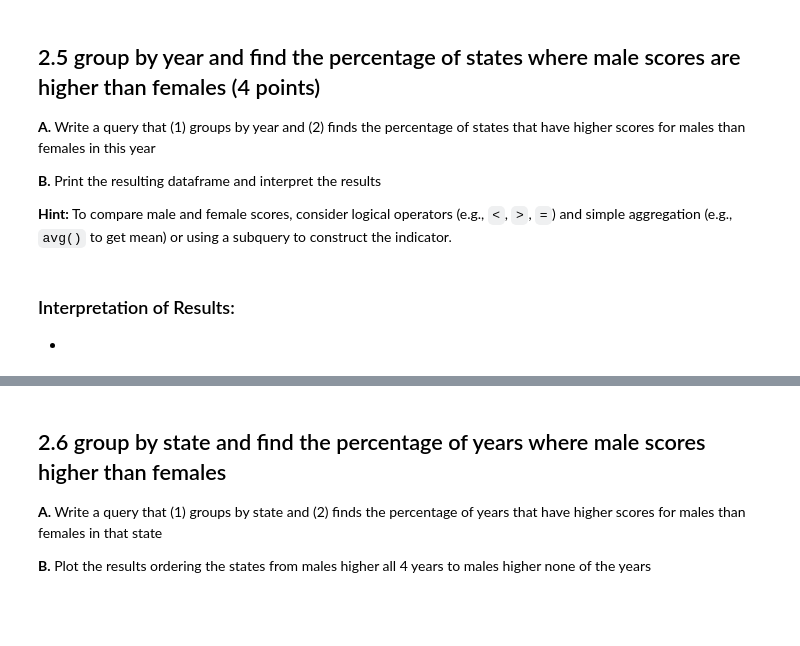
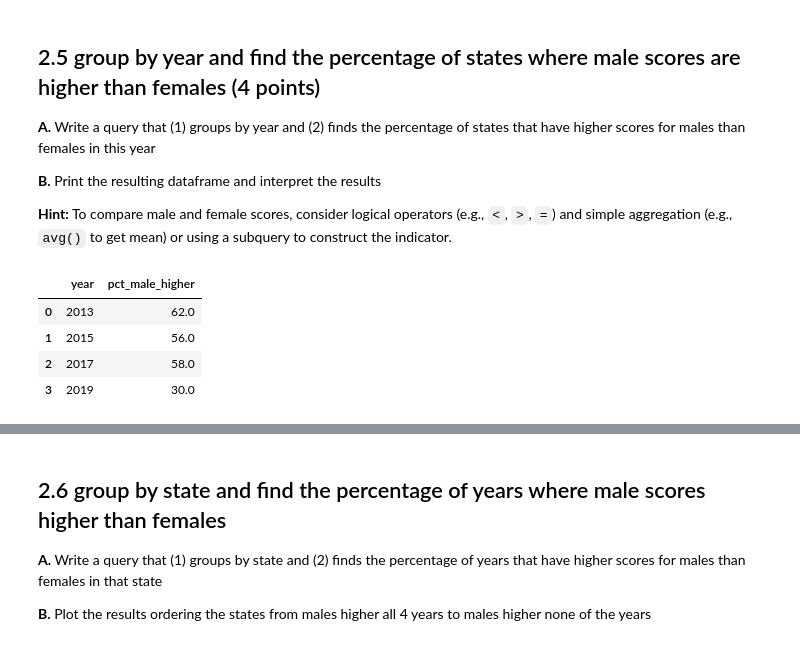
Before and after one commit to mikedemayo590/QSS20_S25, a Jupyter notebook: problemsets/pset4/pset4_1down.ipynb, the cells around one changed output, grey strips where cells are left out. Saved outputs shown, nothing was run; the diff lists cells and outputs as text; code cells hidden in the pictures; blank space fills up the shorter version.

```diff
--- a/problemsets/pset4/pset4_1down.ipynb
+++ b/problemsets/pset4/pset4_1down.ipynb
@@ -437,9 +437,24 @@ Percentage in dataset of state-years where male students have higher scores: 51.
 **B.** Print the resulting dataframe and interpret the results
 
 **Hint:** To compare male and female scores, consider logical operators (e.g., `<`, `>`, `=`) and simple aggregation (e.g., `avg()` to get mean) or using a subquery to construct the indicator.
+# %%
+## Double check this part to match up w wording of instructions. do we need percentage of each state or just total in general (like how i got rn below)
+# query to group by year
+query_group = """
+SELECT year,
+    AVG(CASE when male > female THEN 1 ELSE 0 END) * 100 AS pct_male_higher
+FROM math_gencompare
+GROUP BY year
+ORDER BY year
+"""
+# calling query into datframe
+group_year = pd.read_sql(query_group, cnx)
 # %%
-# query to group by year
-
-# calling query into datframe
-
-# finding percentage states that have higher scores for male than females in yr
+# printing df and finding percentage states that have higher scores for male than females in yr
+group_year
+# %% [output]
+|  | year | pct_male_higher |
+| 0 | 2013 | 62.0 |
+| 1 | 2015 | 56.0 |
+| 2 | 2017 | 58.0 |
+| 3 | 2019 | 30.0 |
@@ -448,3 +460,0 @@ Percentage in dataset of state-years where male students have higher scores: 51.
-# %% [markdown]
-### Interpretation of Results:
--
```
Also changed, not shown: parts of 5 cells of this notebook.
